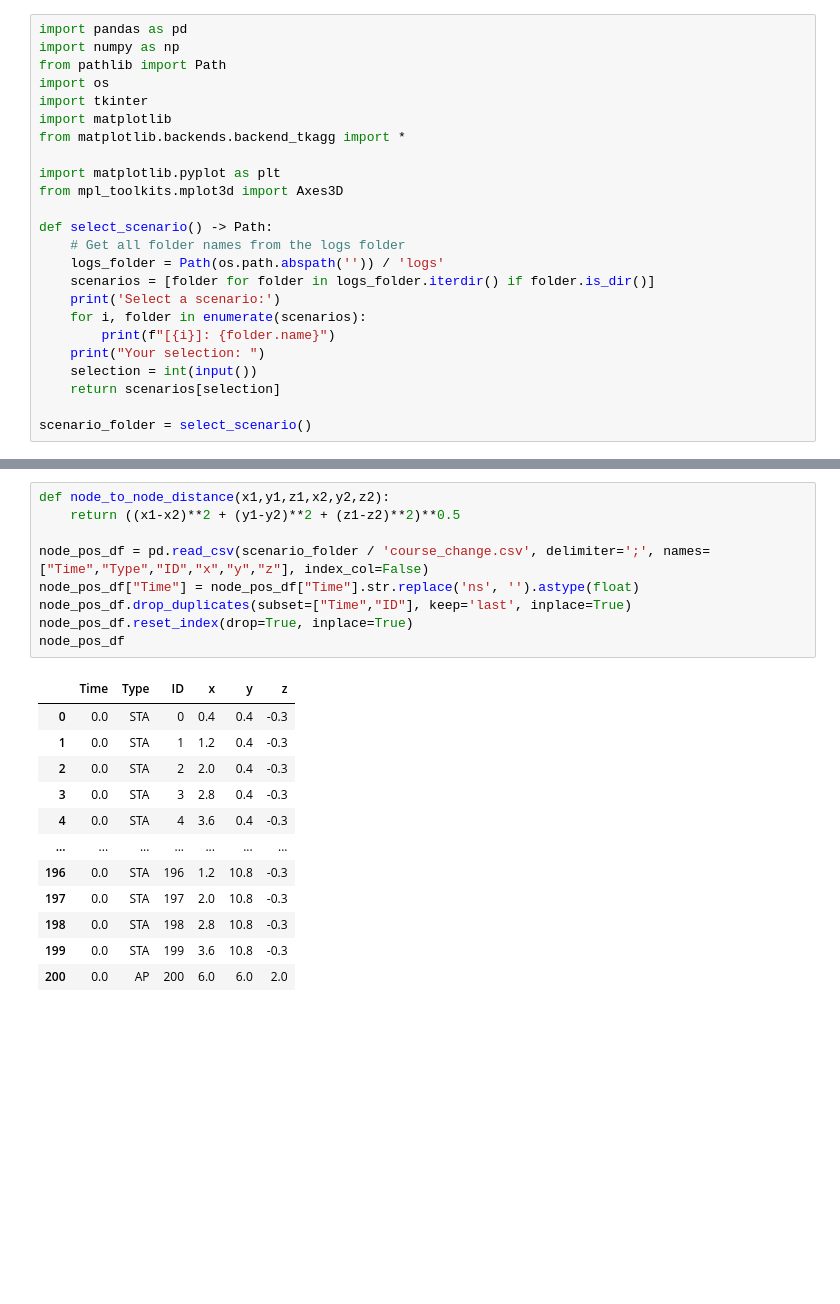
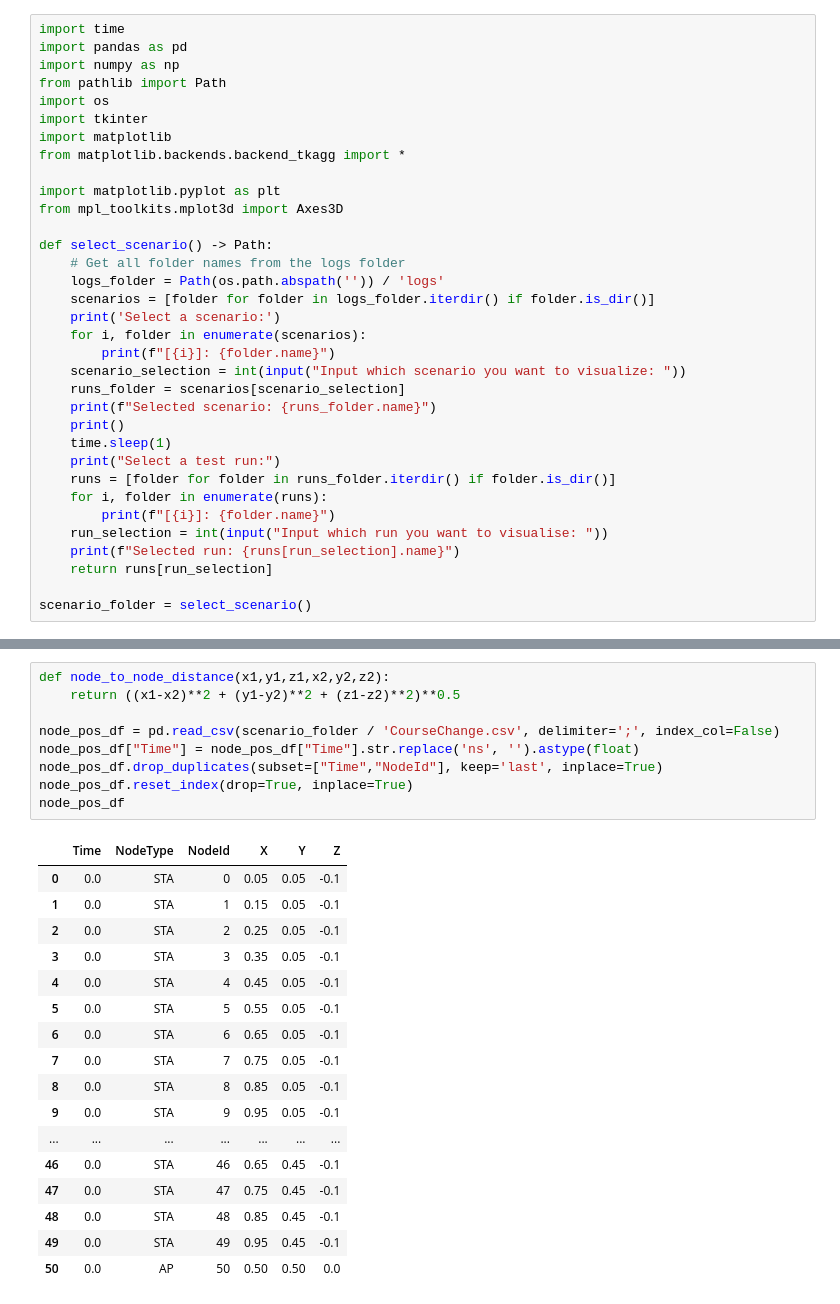
Before and after one commit to mehslambo/2IRS0-ns3, a Jupyter notebook: postprocessing/interactive_tx_rx.ipynb, the cells around one changed output, grey strips where cells are left out. Drawn from its saved outputs; the diff is of its cells as text; blank space fills up the shorter version.

```diff
--- a/postprocessing/interactive_tx_rx.ipynb
+++ b/postprocessing/interactive_tx_rx.ipynb
@@ -1,4 +1,5 @@
 # %%
+import time
 import pandas as pd
 import numpy as np
 from pathlib import Path
@@ -17,9 +18,18 @@ def select_scenario() -> Path:
     print('Select a scenario:')
     for i, folder in enumerate(scenarios):
         print(f"[{i}]: {folder.name}")
-    print("Your selection: ")
-    selection = int(input())
-    return scenarios[selection]
+    scenario_selection = int(input("Input which scenario you want to visualize: "))
+    runs_folder = scenarios[scenario_selection]
+    print(f"Selected scenario: {runs_folder.name}")
+    print()
+    time.sleep(1)
+    print("Select a test run:")
+    runs = [folder for folder in runs_folder.iterdir() if folder.is_dir()]
+    for i, folder in enumerate(runs):
+        print(f"[{i}]: {folder.name}")
+    run_selection = int(input("Input which run you want to visualise: "))
+    print(f"Selected run: {runs[run_selection].name}")
+    return runs[run_selection]
 
 scenario_folder = select_scenario()
 # %% [output]
@@ -29,22 +53,27 @@ Your selection:
 # %%
 def node_to_node_distance(x1,y1,z1,x2,y2,z2):
     return ((x1-x2)**2 + (y1-y2)**2 + (z1-z2)**2)**0.5
 
-node_pos_df = pd.read_csv(scenario_folder / 'course_change.csv', delimiter=';', names=["Time","Type","ID","x","y","z"], index_col=False)
+node_pos_df = pd.read_csv(scenario_folder / 'CourseChange.csv', delimiter=';', index_col=False)
 node_pos_df["Time"] = node_pos_df["Time"].str.replace('ns', '').astype(float)
-node_pos_df.drop_duplicates(subset=["Time","ID"], keep='last', inplace=True)
+node_pos_df.drop_duplicates(subset=["Time","NodeId"], keep='last', inplace=True)
 node_pos_df.reset_index(drop=True, inplace=True)
 node_pos_df
 # %% [output]
-|  | Time | Type | ID | x | y | z |
-| 0 | 0.0 | STA | 0 | 0.4 | 0.4 | -0.3 |
-| 1 | 0.0 | STA | 1 | 1.2 | 0.4 | -0.3 |
-| 2 | 0.0 | STA | 2 | 2.0 | 0.4 | -0.3 |
-| 3 | 0.0 | STA | 3 | 2.8 | 0.4 | -0.3 |
-| 4 | 0.0 | STA | 4 | 3.6 | 0.4 | -0.3 |
+|  | Time | NodeType | NodeId | X | Y | Z |
+| 0 | 0.0 | STA | 0 | 0.05 | 0.05 | -0.1 |
+| 1 | 0.0 | STA | 1 | 0.15 | 0.05 | -0.1 |
+| 2 | 0.0 | STA | 2 | 0.25 | 0.05 | -0.1 |
+| 3 | 0.0 | STA | 3 | 0.35 | 0.05 | -0.1 |
+| 4 | 0.0 | STA | 4 | 0.45 | 0.05 | -0.1 |
+| 5 | 0.0 | STA | 5 | 0.55 | 0.05 | -0.1 |
+| 6 | 0.0 | STA | 6 | 0.65 | 0.05 | -0.1 |
+| 7 | 0.0 | STA | 7 | 0.75 | 0.05 | -0.1 |
+| 8 | 0.0 | STA | 8 | 0.85 | 0.05 | -0.1 |
+| 9 | 0.0 | STA | 9 | 0.95 | 0.05 | -0.1 |
 | ... | ... | ... | ... | ... | ... | ... |
-| 196 | 0.0 | STA | 196 | 1.2 | 10.8 | -0.3 |
-| 197 | 0.0 | STA | 197 | 2.0 | 10.8 | -0.3 |
-| 198 | 0.0 | STA | 198 | 2.8 | 10.8 | -0.3 |
-| 199 | 0.0 | STA | 199 | 3.6 | 10.8 | -0.3 |
-| 200 | 0.0 | AP | 200 | 6.0 | 6.0 | 2.0 |
+| 46 | 0.0 | STA | 46 | 0.65 | 0.45 | -0.1 |
+| 47 | 0.0 | STA | 47 | 0.75 | 0.45 | -0.1 |
+| 48 | 0.0 | STA | 48 | 0.85 | 0.45 | -0.1 |
+| 49 | 0.0 | STA | 49 | 0.95 | 0.45 | -0.1 |
+| 50 | 0.0 | AP | 50 | 0.50 | 0.50 | 0.0 |
```
Also changed, not shown: parts of 12 cells of this notebook.
